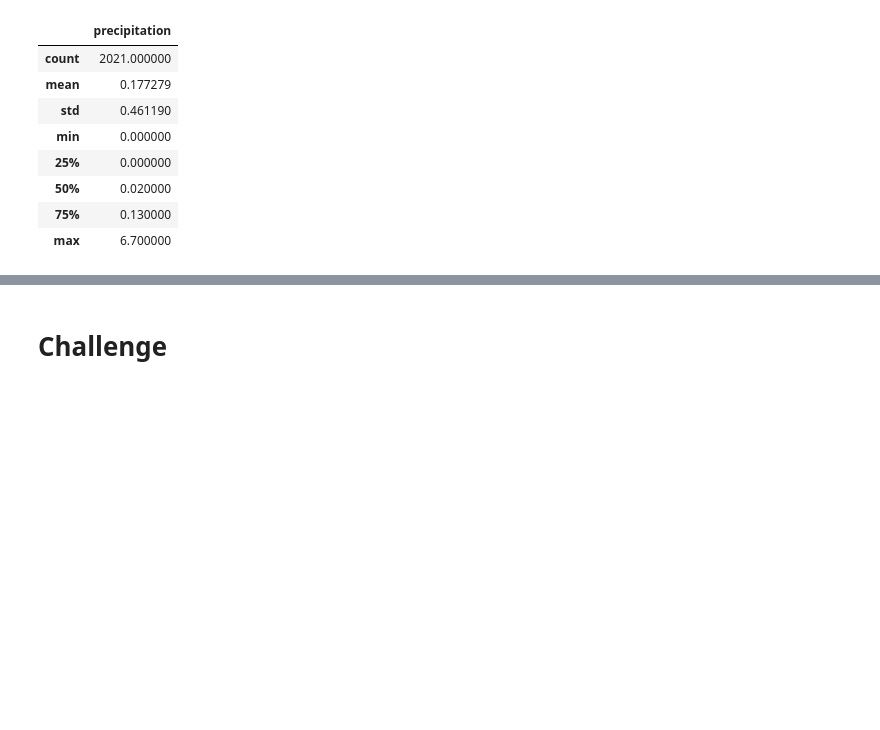
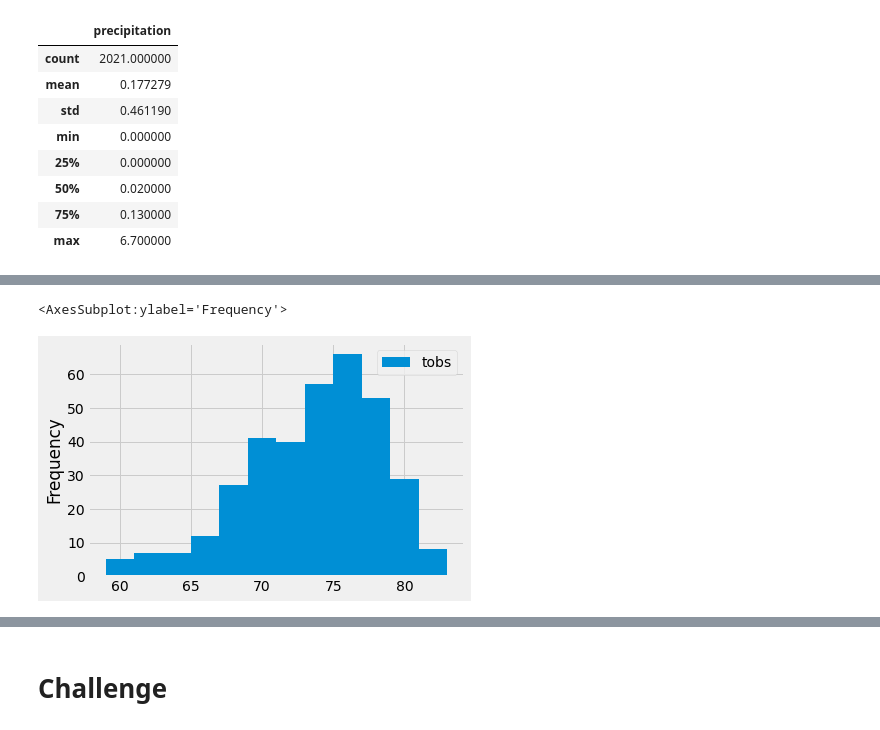
Before and after one commit to ejngotho1/surfs_up, a Jupyter notebook: climate_analysis.ipynb, the cells around one changed output, grey strips where cells are left out. Saved outputs shown, nothing was run; the diff lists cells and outputs as text; code cells hidden in the pictures; blank space fills up the shorter version.

```diff
--- a/climate_analysis.ipynb
+++ b/climate_analysis.ipynb
@@ -169,0 +230,8 @@ df.describe()
+# %%
+# add all()to list
+results = session.query(Measurement.tobs).\
+filter(Measurement.station == 'USC00519281').\
+filter(Measurement.date >= prev_year).all()
+
+# print
+print(results)
@@ -169,0 +240,5 @@ df.describe()
+# %%
+# lets convert to a df for readability
+df = pd.DataFrame(results, columns=['tobs'])
+
+print(df)
@@ -170,3 +260,7 @@ df.describe()
 # %%
-# Choose the station with the highest number of temperature observations.
 # Query the last 12 months of temperature observation data for this station and plot the results as a histogram
+# we need to figure the number of bins
+df.plot.hist(bins=12)
+# %% [output]
+<AxesSubplot:ylabel='Frequency'>
+[figure, added]
```
Also changed, not shown: parts of 13 cells of this notebook.
